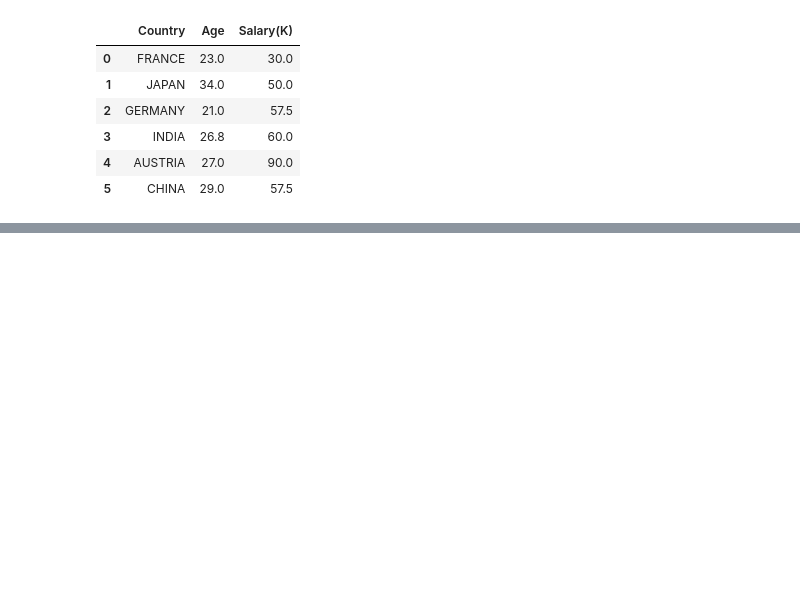
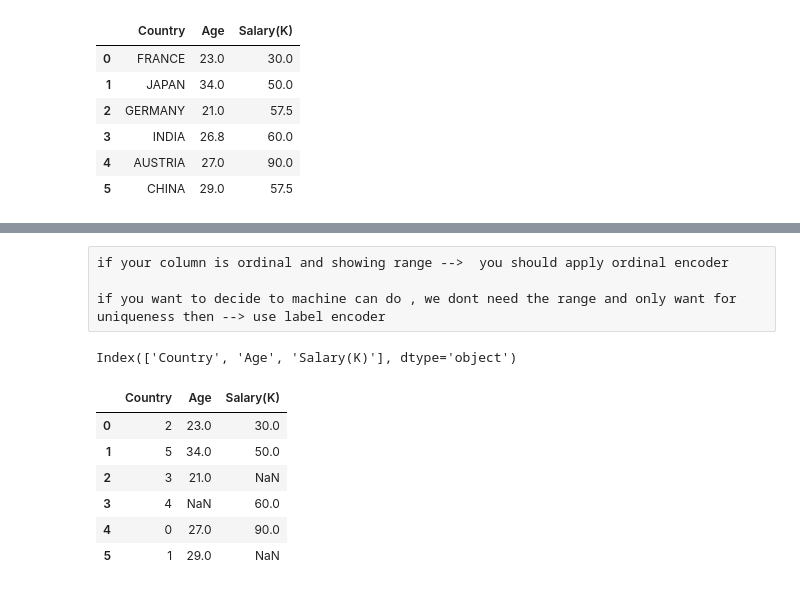
Before and after one commit to gangadhartiwari/Basic-ML-Concept, a Jupyter notebook: Supervised_Learning.ipynb, the cells around one changed output, grey strips where cells are left out. Saved outputs shown, nothing was run; the diff lists cells and outputs as text; code cells hidden in the pictures; blank space fills up the shorter version.

```diff
--- a/Supervised_Learning.ipynb
+++ b/Supervised_Learning.ipynb
@@ -112,0 +117,4 @@ df
+# %% [raw]
+if your column is ordinal and showing range -->  you should apply ordinal encoder
+
+if you want to decide to machine can do , we dont need the range and only want for uniqueness then --> use label encoder
@@ -112,0 +123,4 @@ df
+# %%
+df.columns
+# %% [output]
+Index(['Country', 'Age', 'Salary(K)'], dtype='object')
@@ -112,0 +131,10 @@ df
+# %%
+df
+# %% [output]
+|  | Country | Age | Salary(K) |
+| 0 | 2 | 23.0 | 30.0 |
+| 1 | 5 | 34.0 | 50.0 |
+| 2 | 3 | 21.0 | NaN |
+| 3 | 4 | NaN | 60.0 |
+| 4 | 0 | 27.0 | 90.0 |
+| 5 | 1 | 29.0 | NaN |
```
Also changed, not shown: parts of 13 cells of this notebook.
